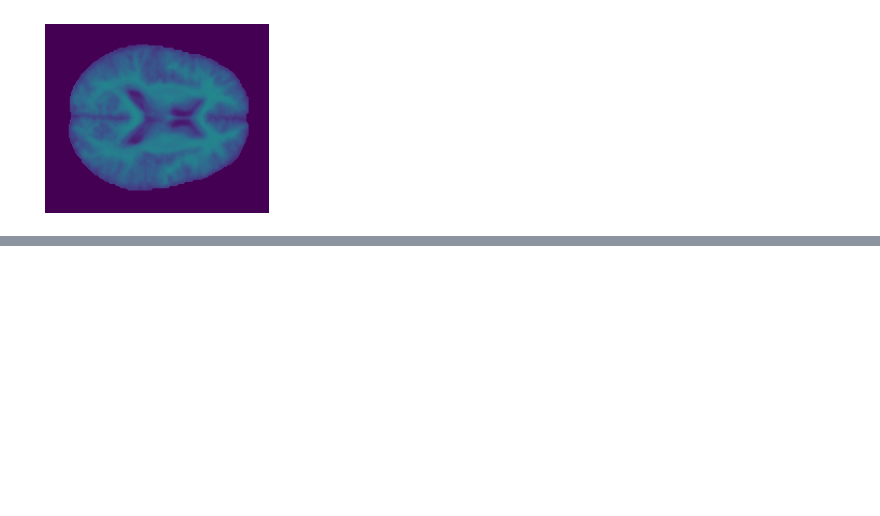
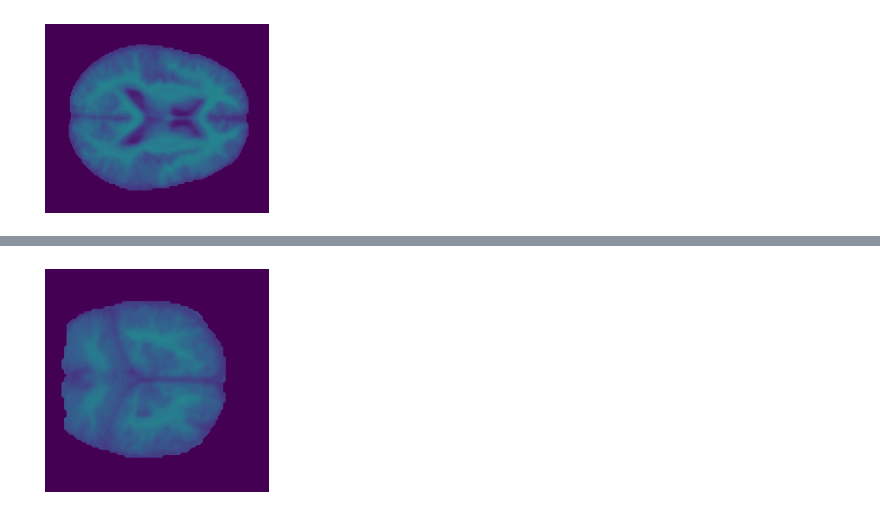
Before and after one commit to tamap94/ds-capstone-alzheimers-, a Jupyter notebook: preprocessing/getdata_ADNI.ipynb, the cells around one changed output, grey strips where cells are left out. Cells and saved outputs as stored; diff of their text form; code cells hidden in the pictures; blank space fills up the shorter version.

```diff
--- a/preprocessing/getdata_ADNI.ipynb
+++ b/preprocessing/getdata_ADNI.ipynb
@@ -42,0 +48,5 @@ img_mean(img_o, vmax=1)
+# %%
+img_o = get_slices(df_o["ID"][:20], N=0, dim=1, normalize=True, m=60)
+img_mean(img_o, vmax=1)
+# %% [output]
+[figure, added]
```
Also changed, not shown: parts of 14 cells of this notebook, 1 other file.
